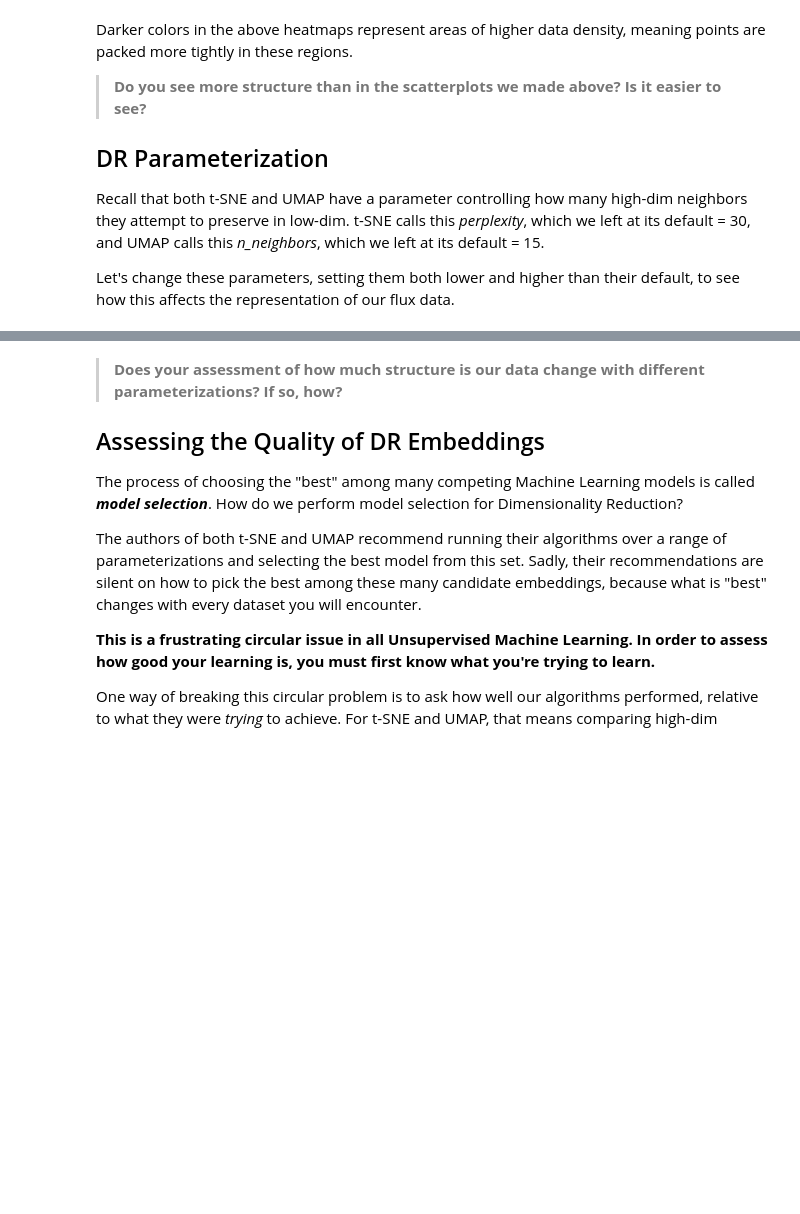
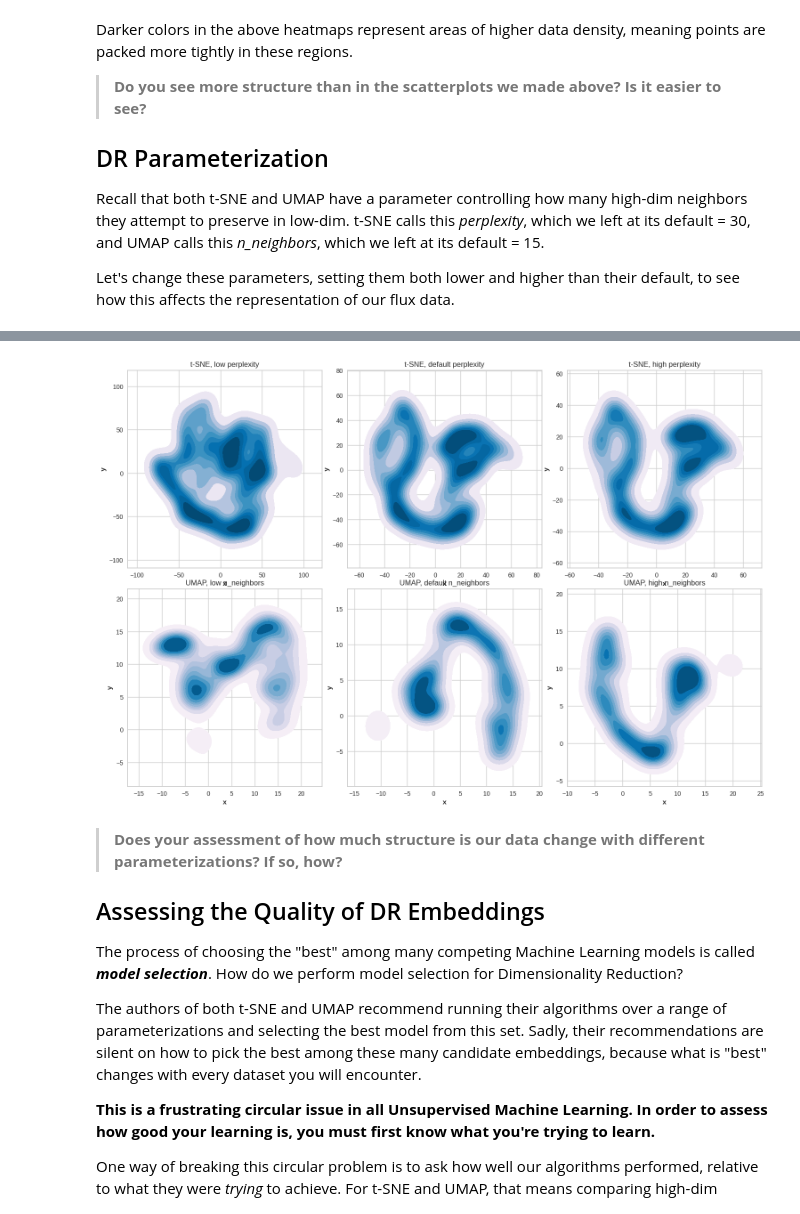
Before and after one commit to jt-ut/GaiaREU, a Jupyter notebook: GaiaREU-ML_v1.ipynb, the cells around one changed output, grey strips where cells are left out. Drawn from its saved outputs; the diff is of its cells as text; code cells hidden in the pictures; blank space fills up the shorter version.

```diff
--- a/GaiaREU-ML_v1.ipynb
+++ b/GaiaREU-ML_v1.ipynb
@@ -211,15 +309,18 @@ plt.show()
 # %%
 ## Smoothed versions of the above
 plt.rcParams['figure.figsize'] = (15,10)
 fig, axes = plt.subplots(2, 3)
 fig.tight_layout()
+fig.subplots_adjust(top=1.3);
 sns.kdeplot(data=X_tsne_lo, x='x', y='y', fill = True, cmap = "PuBu", ax=axes[0][0]).set(title='t-SNE, low perplexity')
 sns.kdeplot(data=X_tsne, x='x', y='y', fill = True, cmap = "PuBu", ax=axes[0][1]).set(title='t-SNE, default perplexity')
 sns.kdeplot(data=X_tsne_hi, x='x', y='y', fill = True, cmap = "PuBu", ax=axes[0][2]).set(title='t-SNE, high perplexity')
 sns.kdeplot(data=X_umap_lo, x='x', y='y', fill = True, cmap = "PuBu", ax=axes[1][0]).set(title='UMAP, low n_neighbors')
 sns.kdeplot(data=X_umap, x='x', y='y', fill = True, cmap = "PuBu", ax=axes[1][1]).set(title='UMAP, default n_neighbors')
 sns.kdeplot(data=X_umap_hi, x='x', y='y', fill = True, cmap = "PuBu", ax=axes[1][2]).set(title='UMAP, high n_neighbors')
 plt.show()
+# %% [output]
+[figure, added]
 # %% [markdown]
 > **Does your assessment of how much structure is our data change with different parameterizations? If so, how?**
 
```
Also changed, not shown: parts of 24 cells of this notebook.
